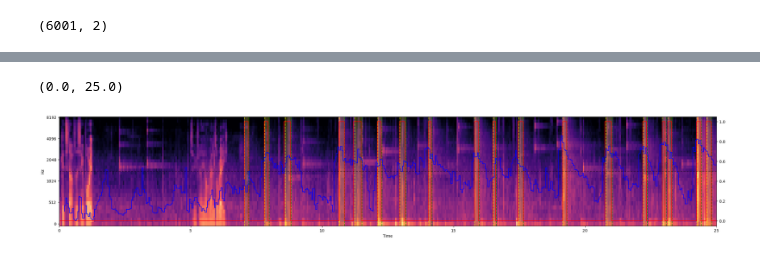
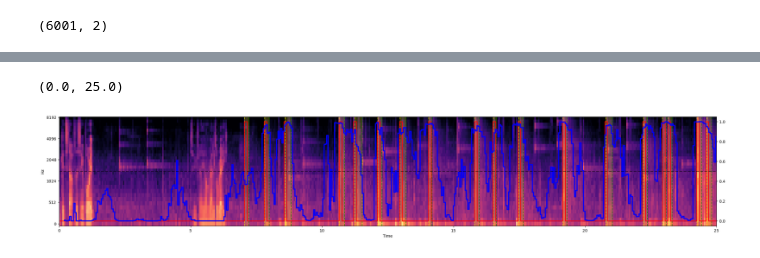
Before and after one commit to jonnor/machinehearing, a Jupyter notebook: handson/badminton/BadmintonSoundEvents.ipynb, the cells around one changed output, grey strips where cells are left out. Cells and saved outputs as stored; diff of their text form; code cells hidden in the pictures.

```diff
--- a/handson/badminton/BadmintonSoundEvents.ipynb
+++ b/handson/badminton/BadmintonSoundEvents.ipynb
@@ -124,11 +100,13 @@ def spectrogram_labels(events, spec, time_resolution):
     for start, end in zip(events['start'], events['end']):
         s = pandas.Timedelta(start, unit='s')
         e = pandas.Timedelta(end, unit='s')
+        #
+        e = s + pandas.Timedelta(0.100, unit='s') # XXX: trying to focus just on onsets
         match = df.loc[s:e]
         df.loc[s:e, "event"] = 1
 
     return df
 
 l = spectrogram_labels(annotations[annotations.event == 'yes'], spec, time_resolution)
-l
+l.event.value_counts()
 # %% [output]
@@ -189,5 +186,5 @@ ax.set_xlim(0, 15)
 # %%
-window_duration = 0.4
+window_duration = 0.401
 window_length = int(window_duration / time_resolution)
 window_length
 # %% [output]
@@ -261,14 +331,15 @@ import tensorflow.keras
 
 def build_model(input_shape, dropout=0.5, lr=0.01):
 
-    from tensorflow.keras.layers import Convolution2D, SeparableConv2D, Flatten, Dense, Activation, Dropout
+    from tensorflow.keras.layers import Convolution2D, SeparableConv2D, GlobalMaxPooling2D, Flatten, Dense, Activation, Dropout
 
     model = tensorflow.keras.Sequential([
-        Convolution2D(8, 3, strides=(2,2), padding='same', input_shape=input_shape),
-        SeparableConv2D(16, 3, strides=(2,2), padding='same'),
-        SeparableConv2D(16, 3, strides=(2,2), padding='same'),
+        Convolution2D(8, 5, strides=(3,2), padding='same', input_shape=input_shape),
+        SeparableConv2D(16, 3, strides=(2,3), padding='valid'),
+        #SeparableConv2D(16, 2, strides=(1,3), padding='valid'),
+        #GlobalMaxPooling2D(),
         Flatten(),
-        Dense(32),
+        Dense(16),
         Dropout(dropout),
         Activation('relu'),
         Dropout(dropout),
@@ -285,9 +356,9 @@ def build_model(input_shape, dropout=0.5, lr=0.01):
     recall = tensorflow.keras.metrics.Recall(name='recall')
 
     # Focal loss tends to be a bit better for imbalanced data
-    loss = tensorflow.keras.losses.BinaryFocalCrossentropy()
+    #loss = tensorflow.keras.losses.BinaryFocalCrossentropy()
 
-    #loss = tensorflow.keras.losses.BinaryCrossentropy()
+    loss = tensorflow.keras.losses.BinaryCrossentropy()
 
     model.compile(optimizer=tensorflow.keras.optimizers.SGD(learning_rate=lr),
                   loss=loss,
@@ -406,0 +491,19 @@ results
+# %%
+import seaborn
+
+rr = []
+for split in results.reset_index().split.unique():
+    X, Y = get_XY(split)
+
+    y_true = numpy.squeeze(Y)
+    y_pred = numpy.squeeze(model.predict(X))
+
+    r = pandas.DataFrame({
+        'pred': y_pred,
+        'actual': y_true,
+        'split': split,
+    })
+    rr.append(r)
+
+r = pandas.concat(rr, ignore_index=True)
+seaborn.displot(kind='hist', data=r, x='pred', hue='actual', col='split', height=4, aspect=1, binrange=(0.0, 1.0), stat='density')
@@ -435,9 +544,11 @@ def predict_spectrogram(model, spec):
 
     wins = compute_windows(spec, frames=window_length, step=1)
     t = numpy.linspace(0.0, (spec.shape[1]/window_length)*window_duration, len(wins))
-    X = numpy.expand_dims(numpy.stack(wins), -1)
+    X = numpy.expand_dims(numpy.stack( [ w-Xm for w in wins ]), -1)
+
     y = numpy.squeeze(model.predict(X))
 
+    # shift predictions to middle of window
     t += (window_duration*0.5)
 
     t = pandas.to_timedelta(t, unit='s')
@@ -460,3 +571,3 @@ ax.set_xlim(0, 25)
 (6001,) (6001,) 6001 None
 (0.0, 25.0)
-[figure, old version]
+[figure, new version]
```
Also changed, not shown: parts of 20 cells of this notebook.
